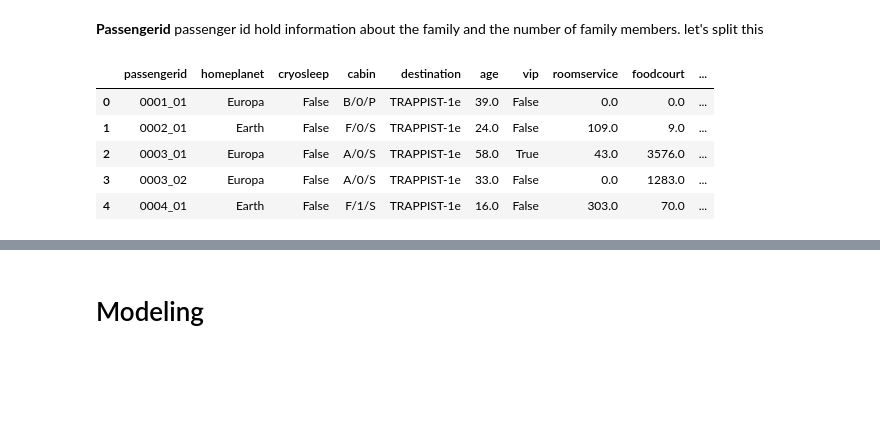
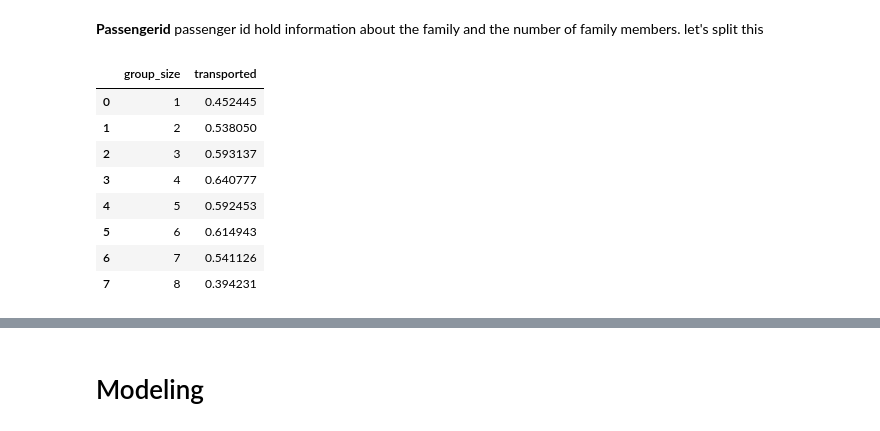
Before and after one commit to remcovanwijk040/AI, a Jupyter notebook: spaceship_titanic_script.ipynb, the cells around one changed output, grey strips where cells are left out. Saved outputs shown, nothing was run; the diff lists cells and outputs as text; code cells hidden in the pictures; blank space fills up the shorter version.

```diff
--- a/spaceship_titanic_script.ipynb
+++ b/spaceship_titanic_script.ipynb
@@ -299,14 +298,17 @@ passenger id hold information about the family and the number of family members.
 # %%
 list = train_df["passengerid"].str.split("_", n = 1, expand = True)
 train_df['passenger_group'] = list[0]
 train_df['passenger_member'] = list[1]
 
 train_df['group_size'] = train_df['passenger_group'].map(train_df.groupby(['passenger_group'])['passenger_group'].count())
-train_df.head()
+train_df[['group_size', 'transported']].groupby(['group_size'], as_index=False).mean()
 # %% [output]
-|  | passengerid | homeplanet | cryosleep | cabin | destination | age | vip | roomservice | foodcourt | ... |
-| 0 | 0001_01 | Europa | False | B/0/P | TRAPPIST-1e | 39.0 | False | 0.0 | 0.0 | ... |
-| 1 | 0002_01 | Earth | False | F/0/S | TRAPPIST-1e | 24.0 | False | 109.0 | 9.0 | ... |
-| 2 | 0003_01 | Europa | False | A/0/S | TRAPPIST-1e | 58.0 | True | 43.0 | 3576.0 | ... |
-| 3 | 0003_02 | Europa | False | A/0/S | TRAPPIST-1e | 33.0 | False | 0.0 | 1283.0 | ... |
-| 4 | 0004_01 | Earth | False | F/1/S | TRAPPIST-1e | 16.0 | False | 303.0 | 70.0 | ... |
+|  | group_size | transported |
+| 0 | 1 | 0.452445 |
+| 1 | 2 | 0.538050 |
+| 2 | 3 | 0.593137 |
+| 3 | 4 | 0.640777 |
+| 4 | 5 | 0.592453 |
+| 5 | 6 | 0.614943 |
+| 6 | 7 | 0.541126 |
+| 7 | 8 | 0.394231 |
```
Also changed, not shown: parts of 22 cells of this notebook.
